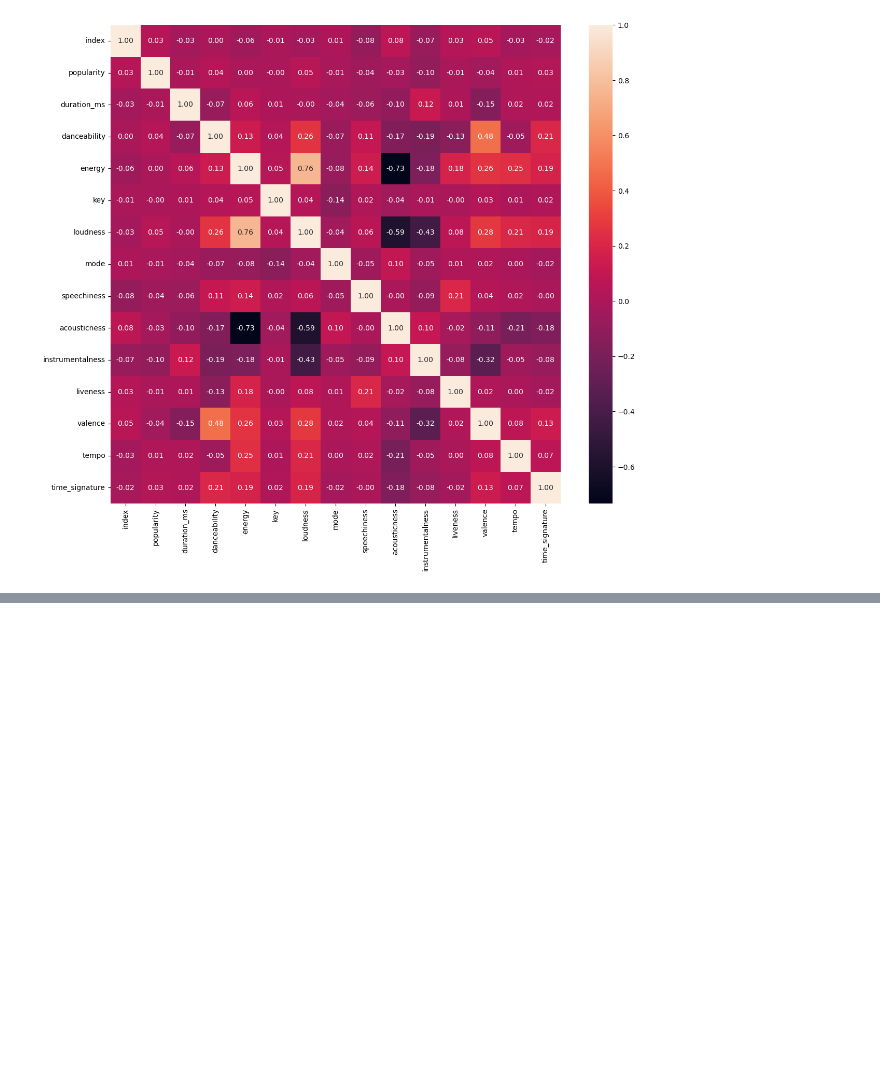
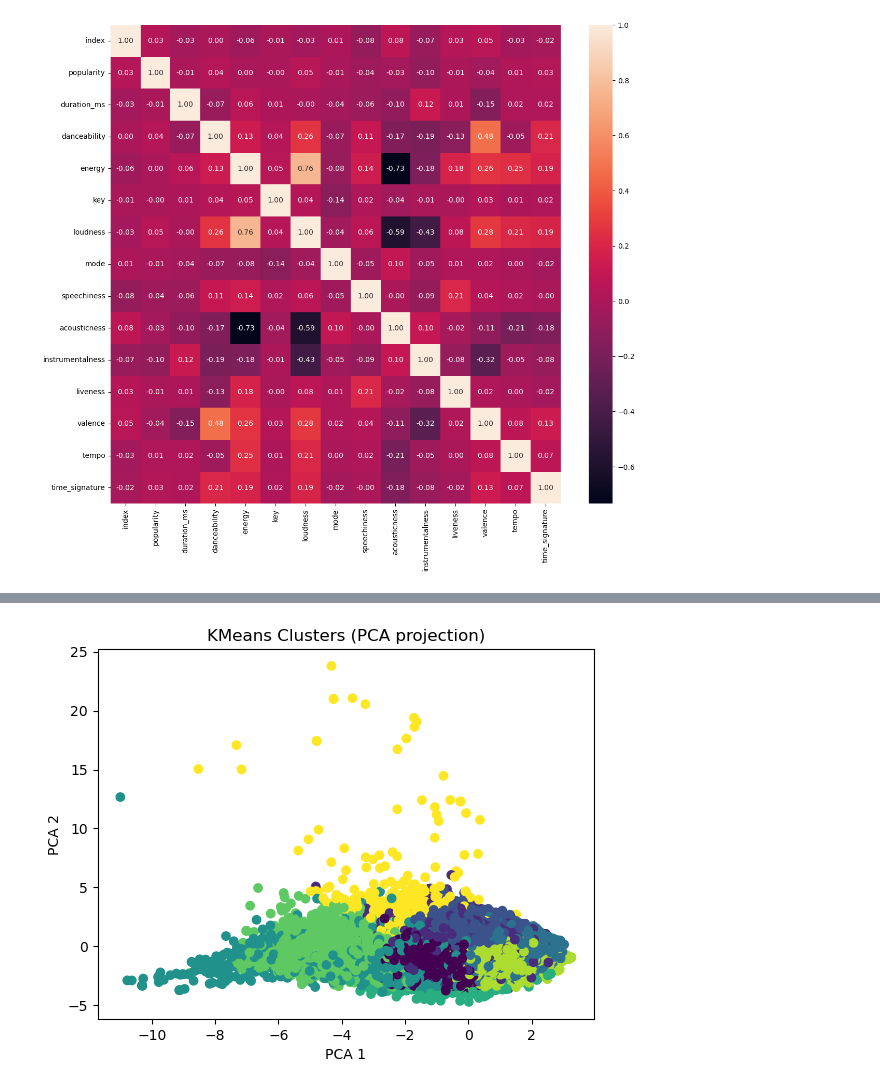
Before and after one commit to iinesclaro/ml2_projects, a Jupyter notebook: spotify_tracks_main.ipynb, the cells around one changed output, grey strips where cells are left out. Saved outputs shown, nothing was run; the diff lists cells and outputs as text; code cells hidden in the pictures; blank space fills up the shorter version.

```diff
--- a/spotify_tracks_main.ipynb
+++ b/spotify_tracks_main.ipynb
@@ -173,0 +213,16 @@ plt.show()
+# %%
+from sklearn.decomposition import PCA
+
+pca = PCA(n_components=0.95)
+components = pca.fit_transform(spotify_clustering_scaled)
+
+kmeans = KMeans(n_clusters=9, random_state=42, n_init=10)
+labels = kmeans.fit_predict(spotify_clustering_scaled)
+
+plt.scatter(components[:, 0], components[:, 1], c=labels)
+plt.xlabel('PCA 1')
+plt.ylabel('PCA 2')
+plt.title('KMeans Clusters (PCA projection)')
+plt.show()
+# %% [output]
+[figure, added]
```
Also changed, not shown: parts of 4 cells of this notebook.
